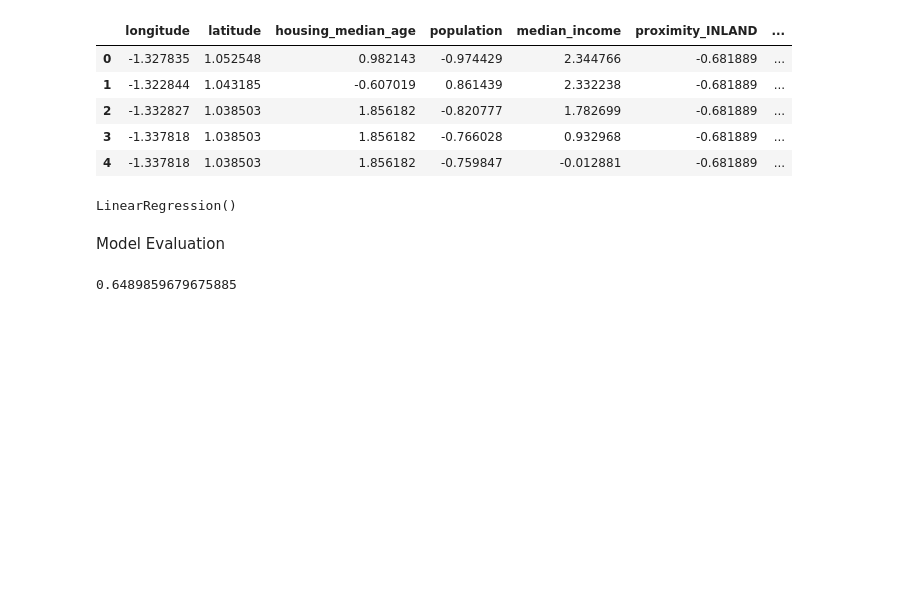
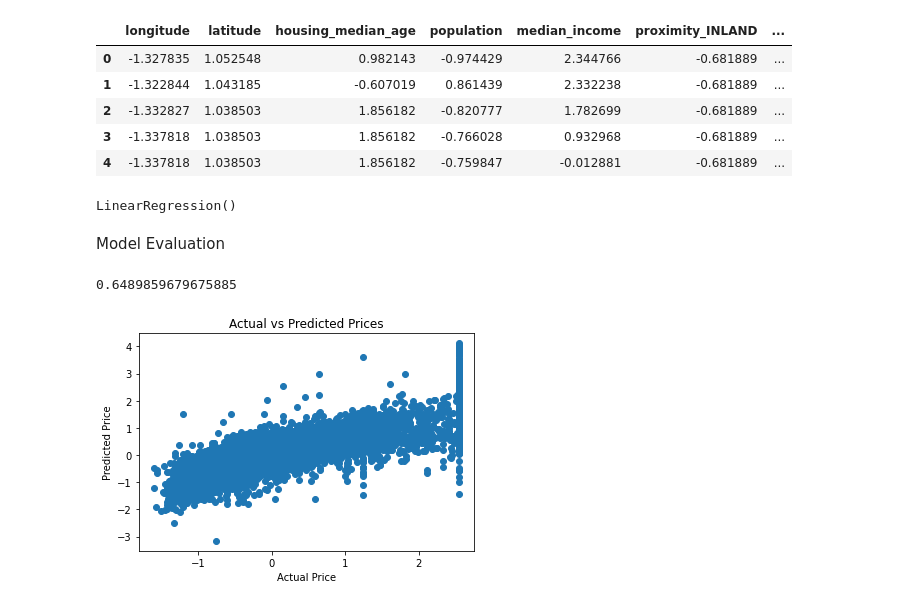
Before and after one commit to jonesLevin/Machine-Learning, a Jupyter notebook: Kaggle_Api_DataSet_Loading.ipynb, the cells around one changed output. Drawn from its saved outputs; the diff is of its cells as text; code cells hidden in the pictures; blank space fills up the shorter version.

```diff
--- a/Kaggle_Api_DataSet_Loading.ipynb
+++ b/Kaggle_Api_DataSet_Loading.ipynb
@@ -222,0 +227,8 @@ score
+# %%
+plt.scatter(y_test, prediction)
+plt.xlabel('Actual Price')
+plt.ylabel('Predicted Price')
+plt.title('Actual vs Predicted Prices')
+plt.show()
+# %% [output]
+[figure, added]
```
Also changed, not shown: parts of 1 cell of this notebook.
